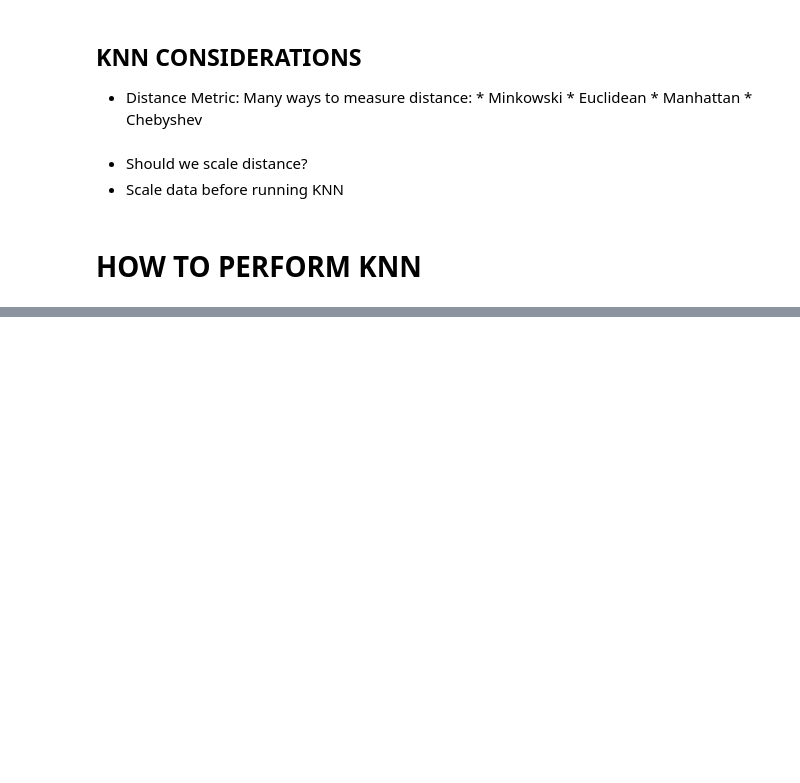
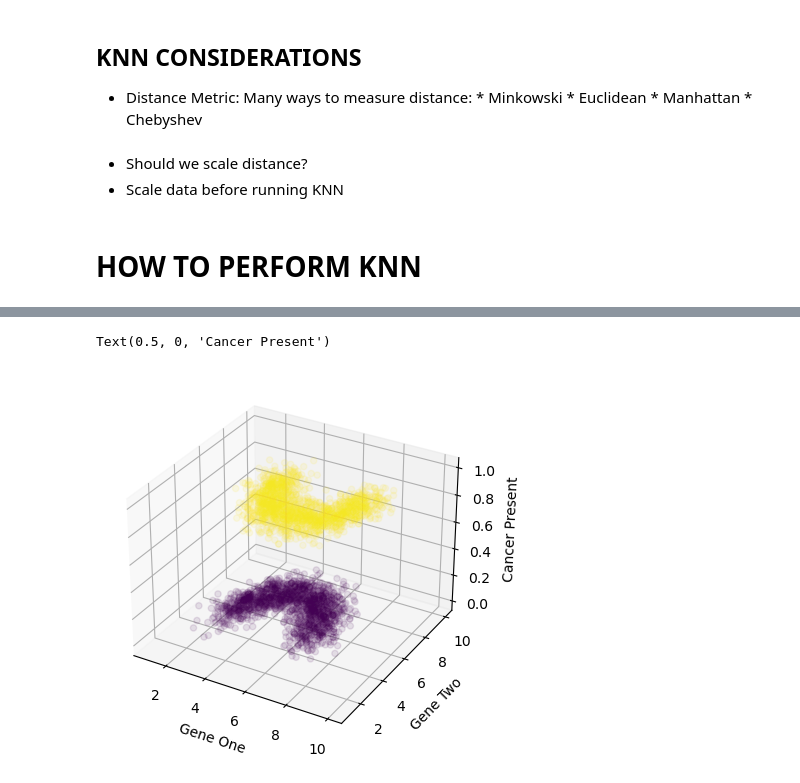
Before and after one commit to NadeemDin/ML-K-Nearest-Neighbor, a Jupyter notebook: KNN notes.ipynb, the cells around one changed output, grey strips where cells are left out. Saved outputs shown, nothing was run; the diff lists cells and outputs as text; code cells hidden in the pictures; blank space fills up the shorter version.

```diff
--- a/KNN notes.ipynb
+++ b/KNN notes.ipynb
@@ -40,0 +66,15 @@
+# %%
+from mpl_toolkits.mplot3d import Axes3D
+
+fig = plt.figure()
+ax = fig.add_subplot(projection='3d')
+
+ax.scatter(df['Gene One'],df['Gene Two'],df['Cancer Present'],c=df['Cancer Present'],alpha=0.1)
+
+
+ax.set_xlabel('Gene One')
+ax.set_ylabel('Gene Two')
+ax.set_zlabel('Cancer Present')
+# %% [output]
+Text(0.5, 0, 'Cancer Present')
+[figure, added]
```
Also changed, not shown: parts of 22 cells of this notebook.
